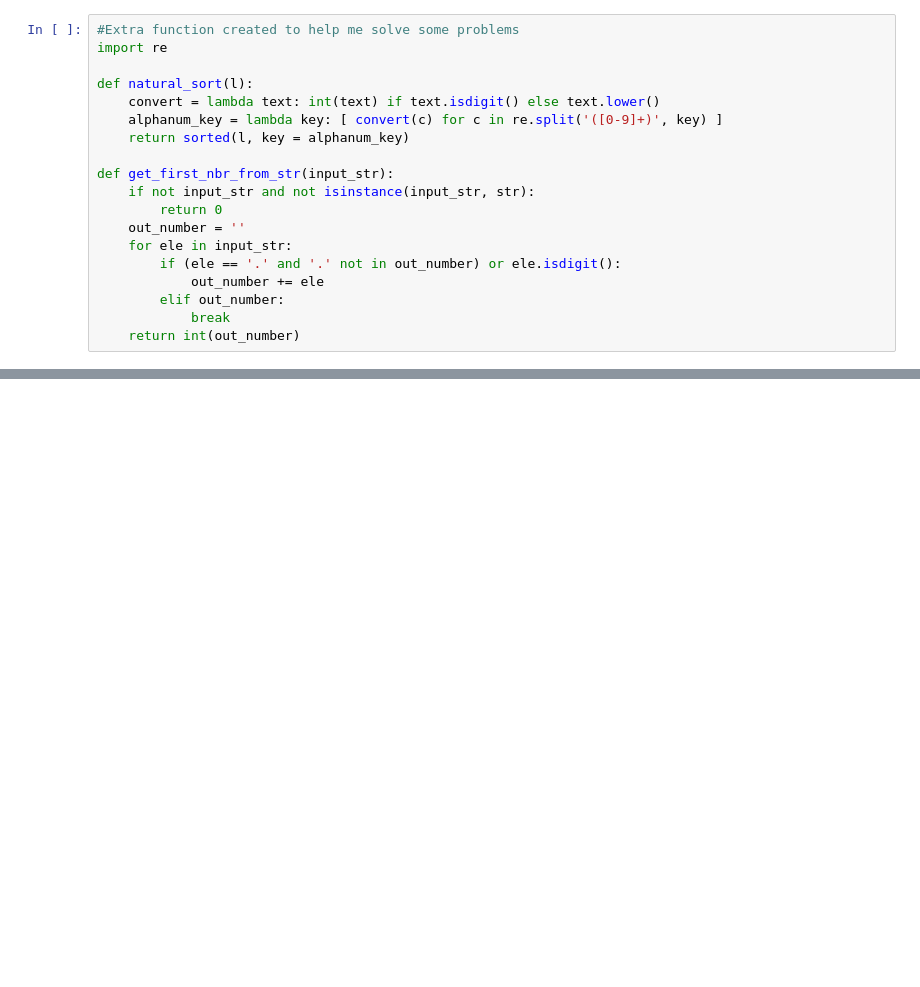
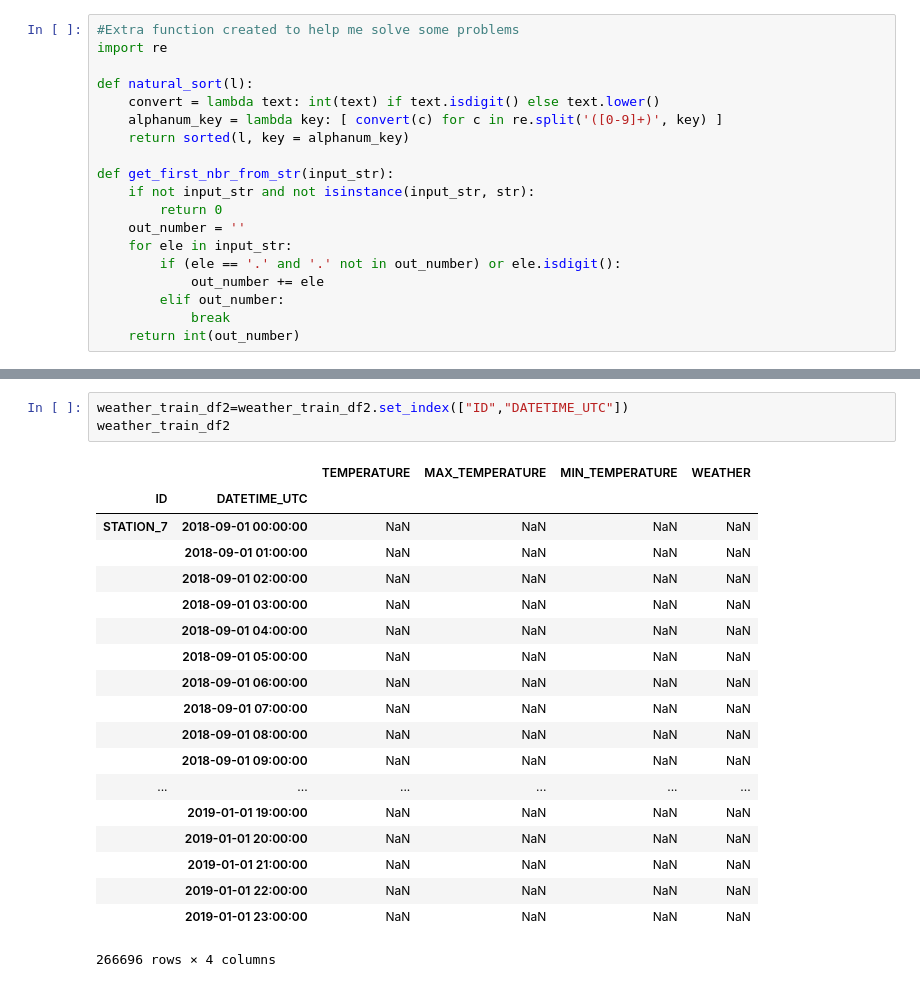
Before and after one commit to gianpy15/DMProject, a Jupyter notebook: notebooks/simoPreProcessing.ipynb, the cells around one changed output, grey strips where cells are left out. Cells and saved outputs as stored; diff of their text form; blank space fills up the shorter version.

```diff
--- a/notebooks/simoPreProcessing.ipynb
+++ b/notebooks/simoPreProcessing.ipynb
@@ -192,0 +154,23 @@ distances_df.head(20)
+# %%
+weather_train_df2=weather_train_df2.set_index(["ID","DATETIME_UTC"])
+weather_train_df2
+# %% [output]
+|  |  | TEMPERATURE | MAX_TEMPERATURE | MIN_TEMPERATURE | WEATHER |
+| ID | DATETIME_UTC |  |  |  |  |
+| STATION_7 | 2018-09-01 00:00:00 | NaN | NaN | NaN | NaN |
+|  | 2018-09-01 01:00:00 | NaN | NaN | NaN | NaN |
+|  | 2018-09-01 02:00:00 | NaN | NaN | NaN | NaN |
+|  | 2018-09-01 03:00:00 | NaN | NaN | NaN | NaN |
+|  | 2018-09-01 04:00:00 | NaN | NaN | NaN | NaN |
+|  | 2018-09-01 05:00:00 | NaN | NaN | NaN | NaN |
+|  | 2018-09-01 06:00:00 | NaN | NaN | NaN | NaN |
+|  | 2018-09-01 07:00:00 | NaN | NaN | NaN | NaN |
+|  | 2018-09-01 08:00:00 | NaN | NaN | NaN | NaN |
+|  | 2018-09-01 09:00:00 | NaN | NaN | NaN | NaN |
+| ... | ... | ... | ... | ... | ... |
+|  | 2019-01-01 19:00:00 | NaN | NaN | NaN | NaN |
+|  | 2019-01-01 20:00:00 | NaN | NaN | NaN | NaN |
+|  | 2019-01-01 21:00:00 | NaN | NaN | NaN | NaN |
+|  | 2019-01-01 22:00:00 | NaN | NaN | NaN | NaN |
+|  | 2019-01-01 23:00:00 | NaN | NaN | NaN | NaN |
+266696 rows × 4 columns
```
Also changed, not shown: parts of 23 cells of this notebook.
